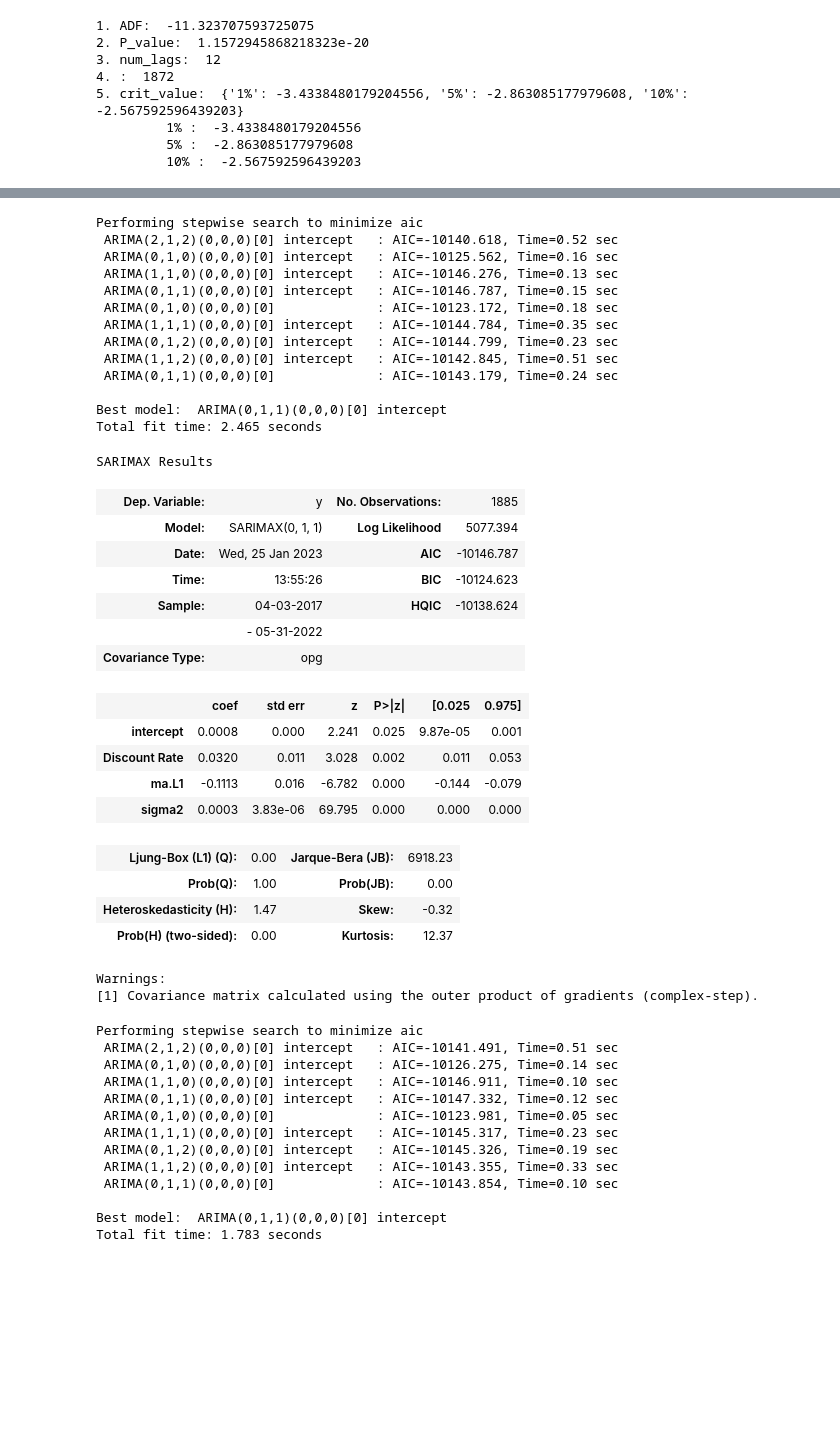
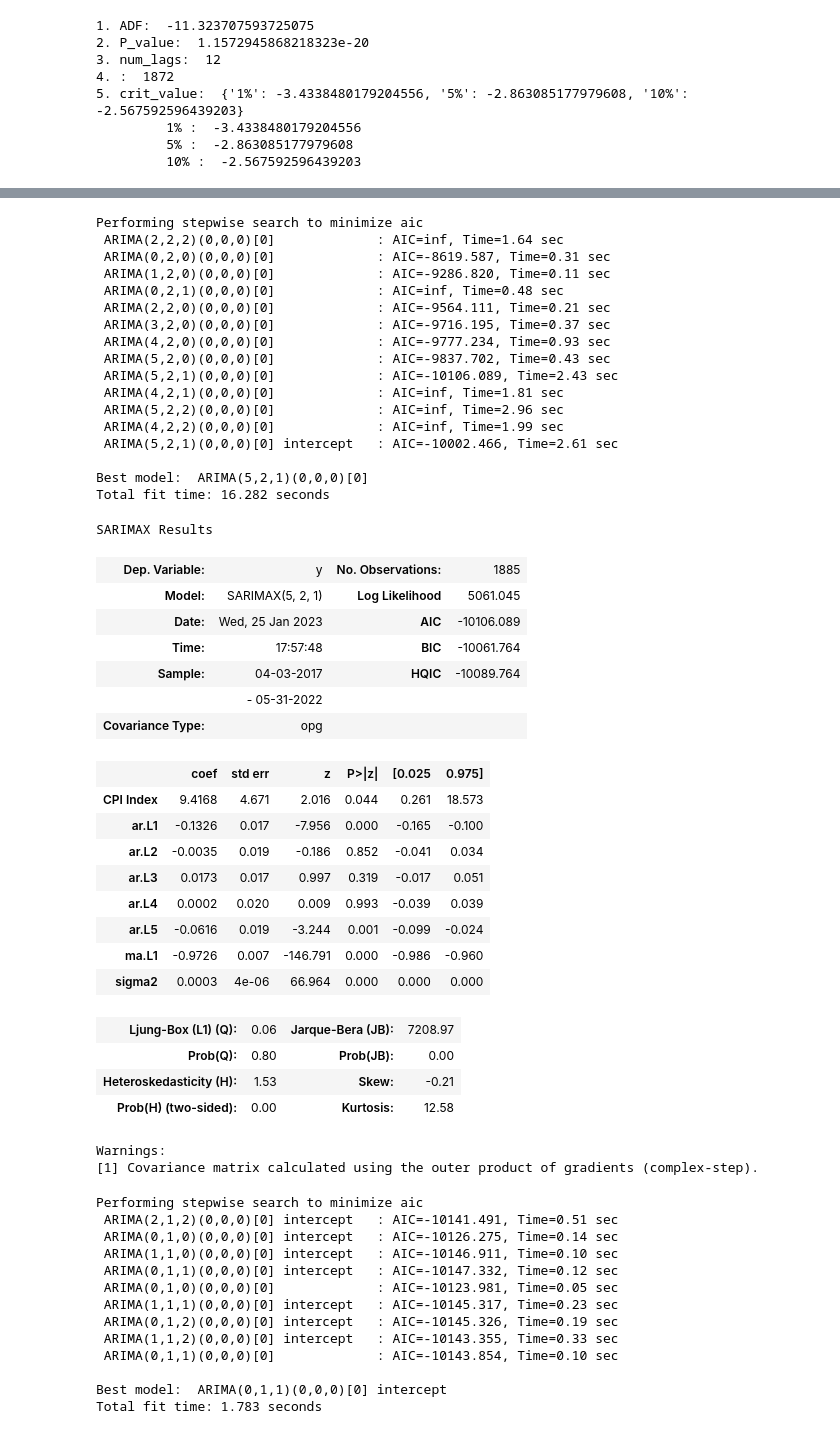
Before and after one commit to X99S5/Stock_Prediction_Model, a Jupyter notebook: Assignment.ipynb, the cells around one changed output, grey strips where cells are left out. Saved outputs shown, nothing was run; the diff lists cells and outputs as text; code cells hidden in the pictures; blank space fills up the shorter version.

```diff
--- a/Assignment.ipynb
+++ b/Assignment.ipynb
@@ -34,0 +49,9 @@ tickerDf
+# %%
+# retrieving stored cpi data
+conPiData = pd.read_csv('src/USA_CPI_Index.csv')
+conPiData = conPiData.reset_index(drop=True)
+conPiData = conPiData.set_index('Date')
+
+conPiData.index = pd.to_datetime(conPiData.index)
+conPiData = conPiData.astype({'CPI Index': 'float'})
+conPiData
@@ -34,0 +73,8 @@ tickerDf
+# %%
+#resampling data and interpolating missing values for cpi data
+conPiData = pd.DataFrame(conPiData.resample('1d').sum())
+
+conPiData[conPiData == 0] = None
+conPiData = conPiData.interpolate(method='time')
+conPiData = pd.DataFrame(conPiData['2017-04-03':'2022-05-31'])
+conPiData
@@ -118,3 +185,7 @@ discountRate[0:50]
 | 2017-05-20 | 0.910000 | 4.0 | 1.5 |
 | 2017-05-21 | 0.910000 | 4.0 | 1.5 |
 | 2017-05-22 | 0.910000 | 4.0 | 1.5 |
+# %%
+# merge all exogenous variables####################
+exogenousdf = pd.concat([np.log(conPiData),discountRate[['Discount Rate']]],axis=1)
+exogenousdf
@@ -206,40 +292,48 @@ discountRate[['Discount Rate']]
 # %%
 warnings.filterwarnings("ignore")
-stepwise_fit = auto_arima(tickerDfResample[['Close']],X=discountRate[['Discount Rate']],trace=True,suppress_warnings=False )
+stepwise_fit = auto_arima(tickerDfResample[['Close']],X=exogenousdf[['CPI Index']],trace=True,suppress_warnings=False )
 stepwise_fit.summary()
 #gives stroger coeffecient for discount rate as it affects prices more
 #might be inaccurate for short term but doing interest rate predictions for future will provide more accurate long term trends for future
 # %% [output]
 Performing stepwise search to minimize aic
- ARIMA(2,1,2)(0,0,0)[0] intercept   : AIC=-10140.618, Time=0.52 sec
- ARIMA(0,1,0)(0,0,0)[0] intercept   : AIC=-10125.562, Time=0.16 sec
- ARIMA(1,1,0)(0,0,0)[0] intercept   : AIC=-10146.276, Time=0.13 sec
- ARIMA(0,1,1)(0,0,0)[0] intercept   : AIC=-10146.787, Time=0.15 sec
- ARIMA(0,1,0)(0,0,0)[0]             : AIC=-10123.172, Time=0.18 sec
- ARIMA(1,1,1)(0,0,0)[0] intercept   : AIC=-10144.784, Time=0.35 sec
- ARIMA(0,1,2)(0,0,0)[0] intercept   : AIC=-10144.799, Time=0.23 sec
- ARIMA(1,1,2)(0,0,0)[0] intercept   : AIC=-10142.845, Time=0.51 sec
- ARIMA(0,1,1)(0,0,0)[0]             : AIC=-10143.179, Time=0.24 sec
+ ARIMA(2,2,2)(0,0,0)[0]             : AIC=inf, Time=1.64 sec
+ ARIMA(0,2,0)(0,0,0)[0]             : AIC=-8619.587, Time=0.31 sec
+ ARIMA(1,2,0)(0,0,0)[0]             : AIC=-9286.820, Time=0.11 sec
+ ARIMA(0,2,1)(0,0,0)[0]             : AIC=inf, Time=0.48 sec
+ ARIMA(2,2,0)(0,0,0)[0]             : AIC=-9564.111, Time=0.21 sec
+ ARIMA(3,2,0)(0,0,0)[0]             : AIC=-9716.195, Time=0.37 sec
+ ARIMA(4,2,0)(0,0,0)[0]             : AIC=-9777.234, Time=0.93 sec
+ ARIMA(5,2,0)(0,0,0)[0]             : AIC=-9837.702, Time=0.43 sec
+ ARIMA(5,2,1)(0,0,0)[0]             : AIC=-10106.089, Time=2.43 sec
+ ARIMA(4,2,1)(0,0,0)[0]             : AIC=inf, Time=1.81 sec
+ ARIMA(5,2,2)(0,0,0)[0]             : AIC=inf, Time=2.96 sec
+ ARIMA(4,2,2)(0,0,0)[0]             : AIC=inf, Time=1.99 sec
+ ARIMA(5,2,1)(0,0,0)[0] intercept   : AIC=-10002.466, Time=2.61 sec
 
-Best model:  ARIMA(0,1,1)(0,0,0)[0] intercept
-Total fit time: 2.465 seconds
+Best model:  ARIMA(5,2,1)(0,0,0)[0]
+Total fit time: 16.282 seconds
 SARIMAX Results
 | Dep. Variable: | y | No. Observations: | 1885 |
-| Model: | SARIMAX(0, 1, 1) | Log Likelihood | 5077.394 |
-| Date: | Wed, 25 Jan 2023 | AIC | -10146.787 |
-| Time: | 13:55:26 | BIC | -10124.623 |
-| Sample: | 04-03-2017 | HQIC | -10138.624 |
+| Model: | SARIMAX(5, 2, 1) | Log Likelihood | 5061.045 |
+| Date: | Wed, 25 Jan 2023 | AIC | -10106.089 |
+| Time: | 17:57:48 | BIC | -10061.764 |
+| Sample: | 04-03-2017 | HQIC | -10089.764 |
 |  | - 05-31-2022 |  |  |
 | Covariance Type: | opg |  |  |
 |  | coef | std err | z | P>|z| | [0.025 | 0.975] |
-| intercept | 0.0008 | 0.000 | 2.241 | 0.025 | 9.87e-05 | 0.001 |
-| Discount Rate | 0.0320 | 0.011 | 3.028 | 0.002 | 0.011 | 0.053 |
-| ma.L1 | -0.1113 | 0.016 | -6.782 | 0.000 | -0.144 | -0.079 |
-| sigma2 | 0.0003 | 3.83e-06 | 69.795 | 0.000 | 0.000 | 0.000 |
+| CPI Index | 9.4168 | 4.671 | 2.016 | 0.044 | 0.261 | 18.573 |
+| ar.L1 | -0.1326 | 0.017 | -7.956 | 0.000 | -0.165 | -0.100 |
+| ar.L2 | -0.0035 | 0.019 | -0.186 | 0.852 | -0.041 | 0.034 |
+| ar.L3 | 0.0173 | 0.017 | 0.997 | 0.319 | -0.017 | 0.051 |
+| ar.L4 | 0.0002 | 0.020 | 0.009 | 0.993 | -0.039 | 0.039 |
+| ar.L5 | -0.0616 | 0.019 | -3.244 | 0.001 | -0.099 | -0.024 |
+| ma.L1 | -0.9726 | 0.007 | -146.791 | 0.000 | -0.986 | -0.960 |
+| sigma2 | 0.0003 | 4e-06 | 66.964 | 0.000 | 0.000 | 0.000 |
-| Ljung-Box (L1) (Q): | 0.00 | Jarque-Bera (JB): | 6918.23 |
-| Prob(Q): | 1.00 | Prob(JB): | 0.00 |
-| Heteroskedasticity (H): | 1.47 | Skew: | -0.32 |
-| Prob(H) (two-sided): | 0.00 | Kurtosis: | 12.37 |
+| Ljung-Box (L1) (Q): | 0.06 | Jarque-Bera (JB): | 7208.97 |
+| Prob(Q): | 0.80 | Prob(JB): | 0.00 |
+| Heteroskedasticity (H): | 1.53 | Skew: | -0.21 |
+| Prob(H) (two-sided): | 0.00 | Kurtosis: | 12.58 |
 Warnings:
 [1] Covariance matrix calculated using the outer product of gradients (complex-step).
 # %%
```
Also changed, not shown: parts of 17 cells of this notebook.
